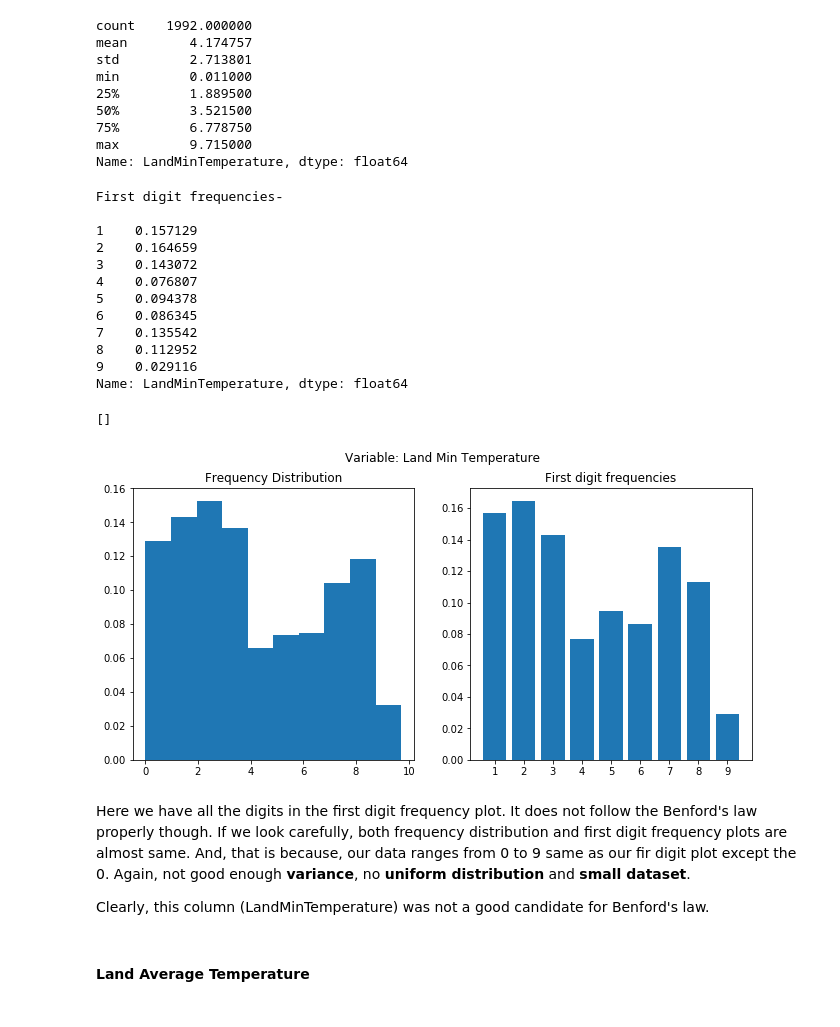
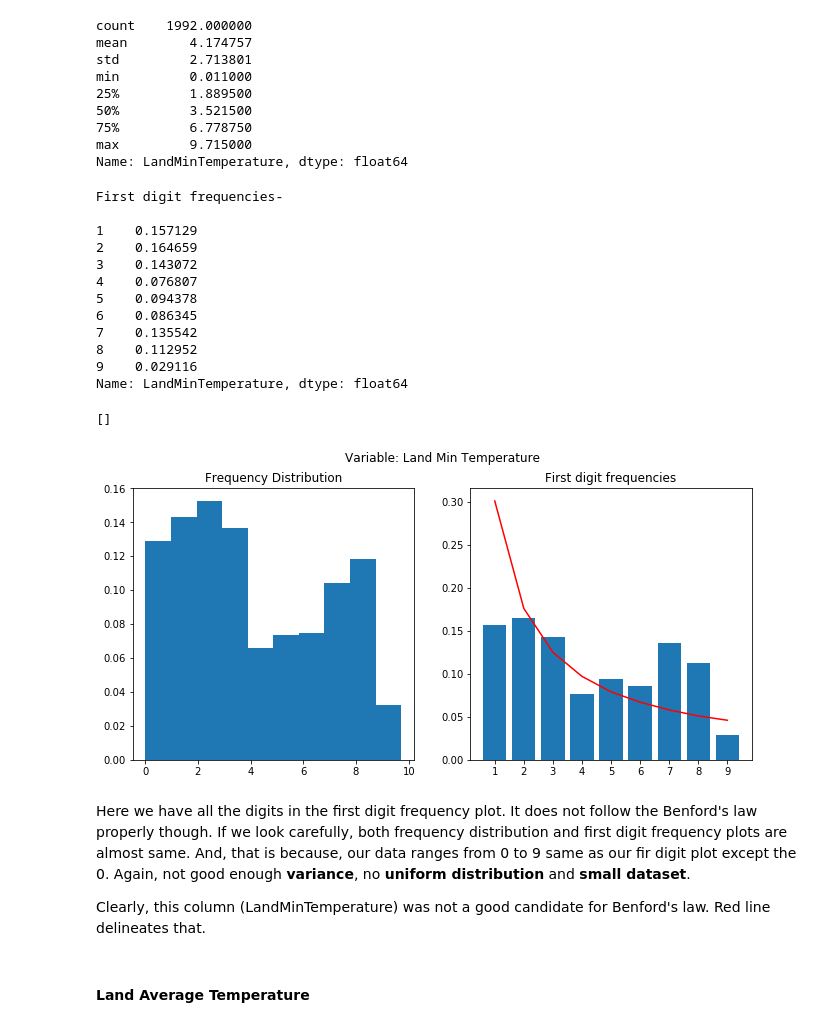
Before and after one commit to TrigonaMinima/Notebooks, a Jupyter notebook: Benford - Climate.ipynb, the cells around one changed output. Drawn from its saved outputs; the diff is of its cells as text; code cells hidden in the pictures.

Commit message:
Benford analysis update

```diff
--- a/Benford - Climate.ipynb
+++ b/Benford - Climate.ipynb
@@ -23,7 +23,7 @@ import matplotlib.pyplot as plt
 
 %matplotlib inline
 # %%
-data_dir = "Data/"
+data_dir = "Data/Climate Change/"
 
 files = [
     "WorldTemperaturesClean.csv",
@@ -134,38 +136,39 @@ ax.set_title("Frequency Distribution")
 
 # First digit frequencies
 freq = wtc.LandMinTemperature.str.replace("-", "").str.lstrip("0").str.lstrip(".").str.lstrip("0").str[0].value_counts()
 freq = freq/wtc.shape[0]
 print("First digit frequencies-\n")
 print(freq.sort_index())
 
 # First frequency digit plot
 ax = axs[1]
 ax.bar(freq.index.astype(int), freq)
+ax.plot(range(1, 10), [0.301, 0.176, 0.125, 0.097, 0.079, 0.067, 0.058, 0.051, 0.046], c='red')
 ax.set_title("First digit frequencies")
 plt.xticks(freq.index.astype(int))
 
 # Main title
 plt.suptitle("Variable: Land Min Temperature")
 plt.plot()
 # %% [output]
 First digit frequencies-
 
 1    0.157129
 2    0.164659
 3    0.143072
 4    0.076807
 5    0.094378
 6    0.086345
 7    0.135542
 8    0.112952
 9    0.029116
 Name: LandMinTemperature, dtype: float64
 []
-[figure, old version]
+[figure, new version]
 # %% [markdown]
 Here we have all the digits in the first digit frequency plot. It does not follow the Benford's law properly though. If we look carefully, both frequency distribution and first digit frequency plots are almost same. And, that is because, our data ranges from 0 to 9 same as our fir digit plot except the 0. Again, not good enough **variance**, no **uniform distribution** and **small dataset**.
 
-Clearly, this column (LandMinTemperature) was not a good candidate for Benford's law.
+Clearly, this column (LandMinTemperature) was not a good candidate for Benford's law. Red line delineates that.
 # %% [markdown]
 #### Land Average Temperature
 # %%
```
Also changed, not shown: parts of 9 cells of this notebook.
